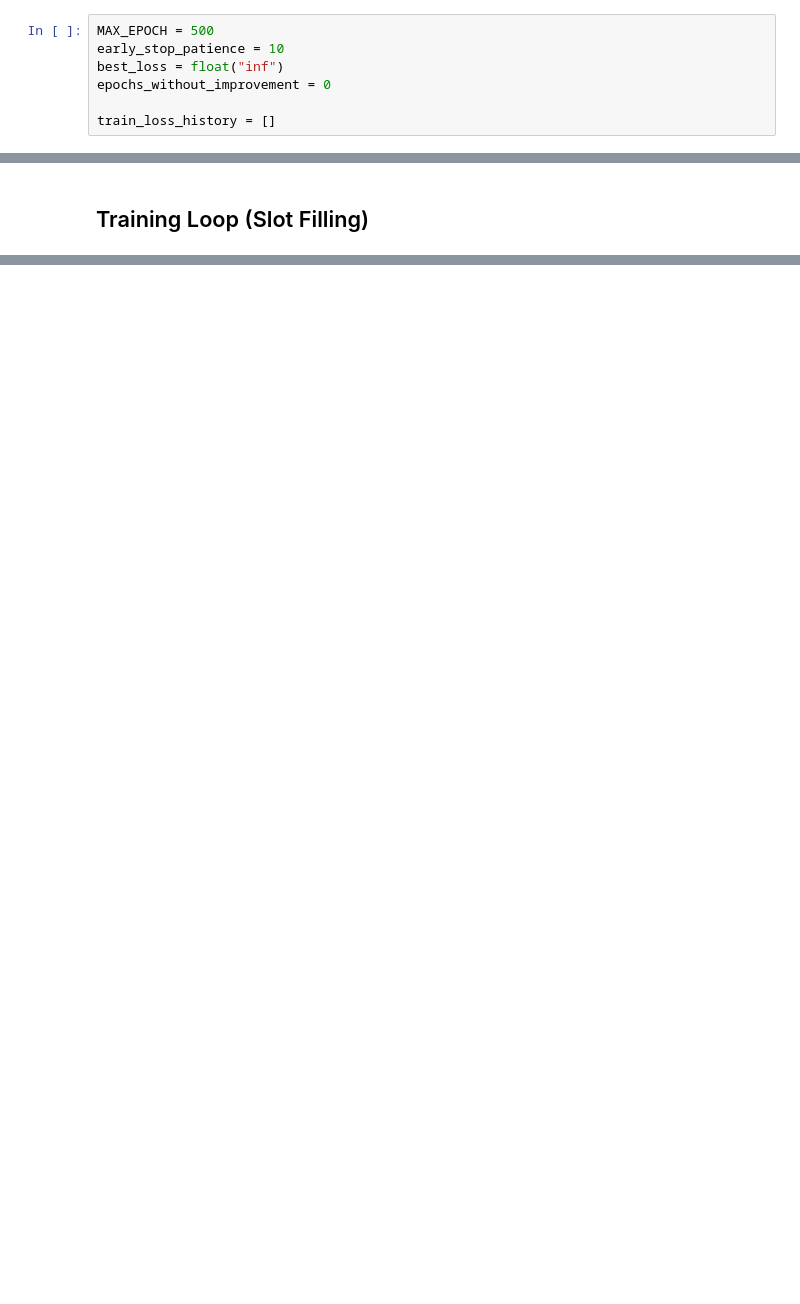
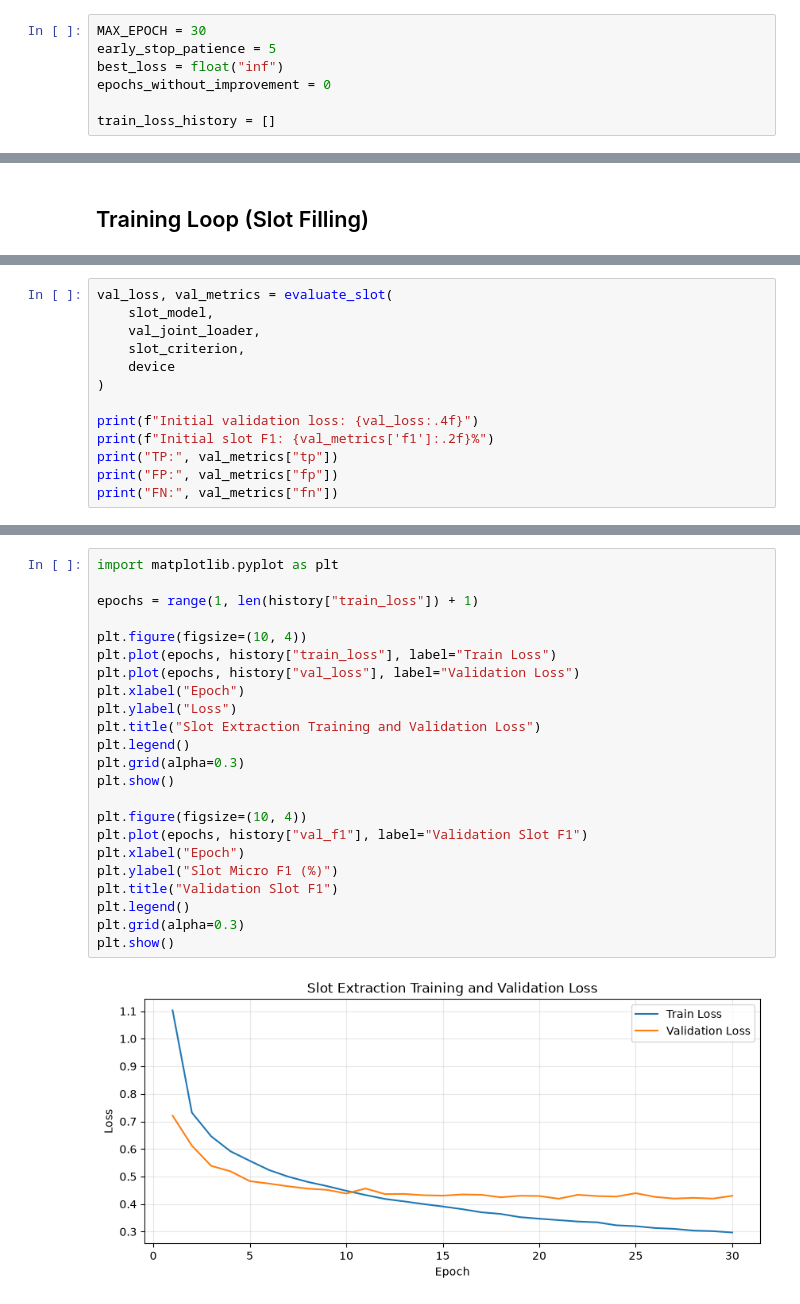
Before and after one commit to IAmGreyBunny/SC4002-Lab-Assignment, a Jupyter notebook: slot-extraction.ipynb, the cells around one changed output, grey strips where cells are left out. Cells and saved outputs as stored; diff of their text form; blank space fills up the shorter version.

Commit message:
Add slot extraction with and without MLM experiments

```diff
--- a/slot-extraction.ipynb
+++ b/slot-extraction.ipynb
@@ -896,8 +913,8 @@ mlm_model = Backbone(
     reconstructor=reconstructor,
 )
 # %%
-MAX_EPOCH = 500
-early_stop_patience = 10
+MAX_EPOCH = 30
+early_stop_patience = 5
 best_loss = float("inf")
 epochs_without_improvement = 0
 
@@ -1144,0 +1547,13 @@ Slot filling training is not implemented yet; skipping.
+# %%
+val_loss, val_metrics = evaluate_slot(
+    slot_model,
+    val_joint_loader,
+    slot_criterion,
+    device
+)
+
+print(f"Initial validation loss: {val_loss:.4f}")
+print(f"Initial slot F1: {val_metrics['f1']:.2f}%")
+print("TP:", val_metrics["tp"])
+print("FP:", val_metrics["fp"])
+print("FN:", val_metrics["fn"])
@@ -1144,0 +1672,25 @@ Slot filling training is not implemented yet; skipping.
+# %%
+import matplotlib.pyplot as plt
+
+epochs = range(1, len(history["train_loss"]) + 1)
+
+plt.figure(figsize=(10, 4))
+plt.plot(epochs, history["train_loss"], label="Train Loss")
+plt.plot(epochs, history["val_loss"], label="Validation Loss")
+plt.xlabel("Epoch")
+plt.ylabel("Loss")
+plt.title("Slot Extraction Training and Validation Loss")
+plt.legend()
+plt.grid(alpha=0.3)
+plt.show()
+
+plt.figure(figsize=(10, 4))
+plt.plot(epochs, history["val_f1"], label="Validation Slot F1")
+plt.xlabel("Epoch")
+plt.ylabel("Slot Micro F1 (%)")
+plt.title("Validation Slot F1")
+plt.legend()
+plt.grid(alpha=0.3)
+plt.show()
+# %% [output]
+[figure, added]
```
Also changed, not shown: parts of 25 cells of this notebook.
